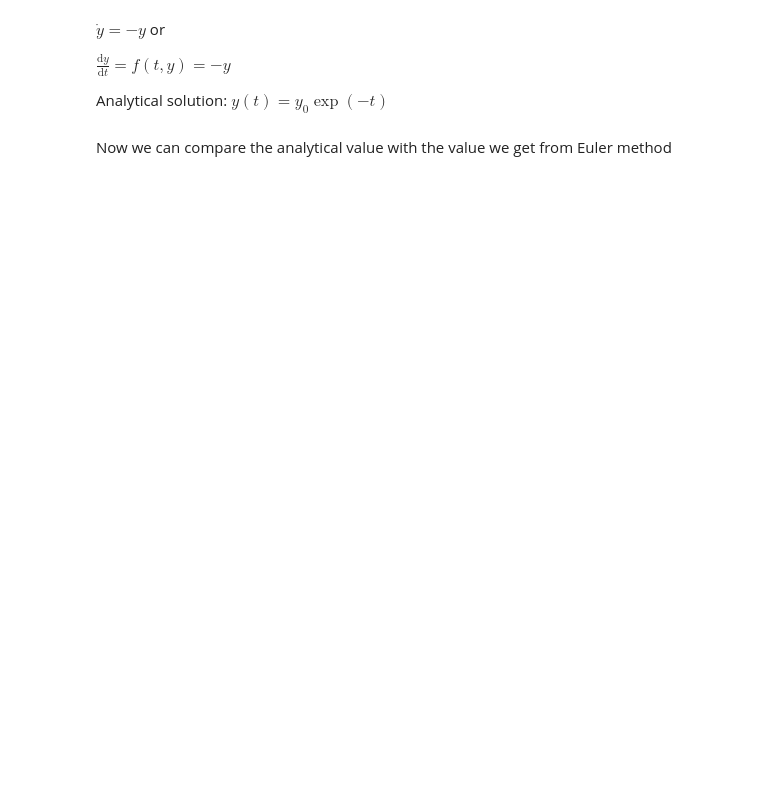
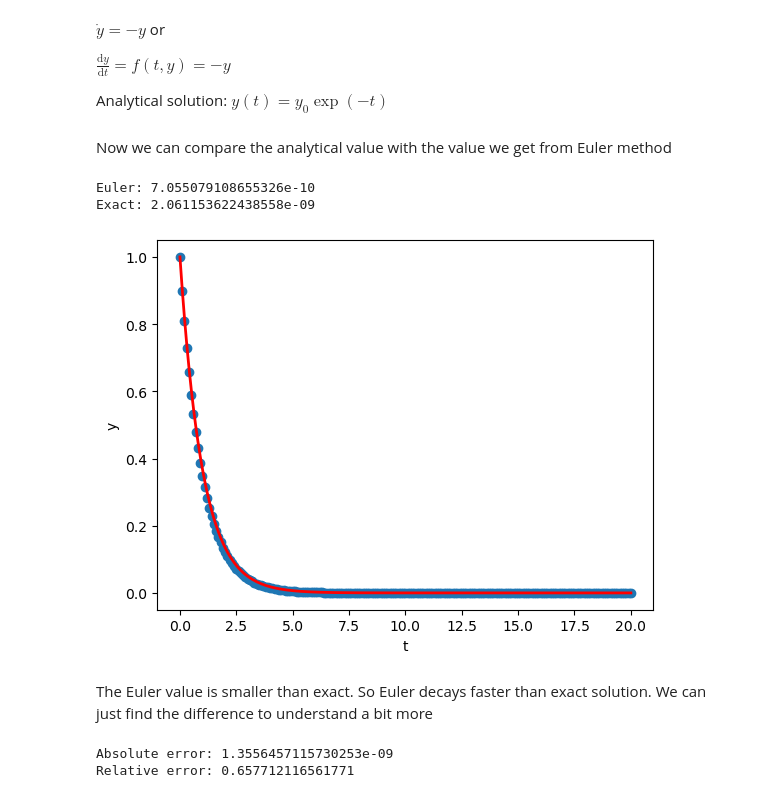
Before and after one commit to rammanohartk/ODE-Solver, a Jupyter notebook: notebooks/01_Euler-Method.ipynb, the cells around one changed output. Drawn from its saved outputs; the diff is of its cells as text; code cells hidden in the pictures; blank space fills up the shorter version.

Commit message:
euler method

```diff
--- a/notebooks/01_Euler-Method.ipynb
+++ b/notebooks/01_Euler-Method.ipynb
@@ -59,5 +48,13 @@ plt.show()
-# %% [markdown]
-Now we can compare the analytical value with the value we get from Euler method
+# %% [markdown]
+Now we can compare the analytical value with the value we get from Euler method
 # %%
-print(y)
-print(np.exp(-namx))
+import numpy as np
+
+t_final = nmax * h
+exact = 1*np.exp(-t_final)
+
+print("Euler:", y_values[-1])
+print("Exact:", exact)
+# %% [output]
+Euler: 7.055079108655326e-10
+Exact: 2.061153622438558e-09
@@ -70,0 +61,26 @@ from euler import EulerODE
+# %%
+# Visualise the comparison with analytical values
+t_exact = np.linspace(0,nmax*h,nmax)
+y_exact = 1*np.exp(-t_exact)             # starting y=1
+
+plt.plot(t_exact,y_exact,'red',label='exact')
+
+plt.xlabel('t')
+plt.ylabel('y')
+plt.scatter(t_values,y_values,label='euler')
+plt.show()
+# %% [output]
+[figure, added]
+# %% [markdown]
+The Euler value is smaller than exact.
+So Euler decays faster than exact solution.
+We can just find the difference to understand a bit more
+# %%
+error = abs(y_values[-1] - np.exp(-nmax*h))
+rel_error = error / np.exp(-nmax*h)
+
+print("Absolute error:", error)
+print("Relative error:", rel_error)
+# %% [output]
+Absolute error: 1.3556457115730253e-09
+Relative error: 0.657712116561771
```
Also changed, not shown: parts of 19 cells of this notebook, 1 other file.
